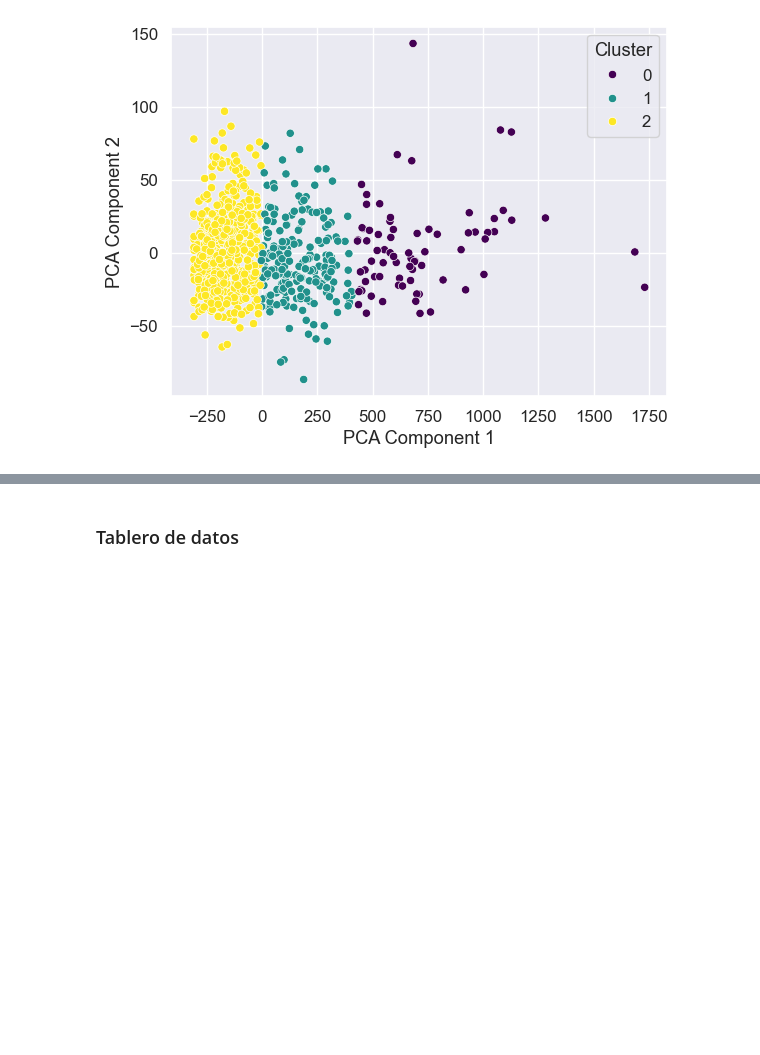
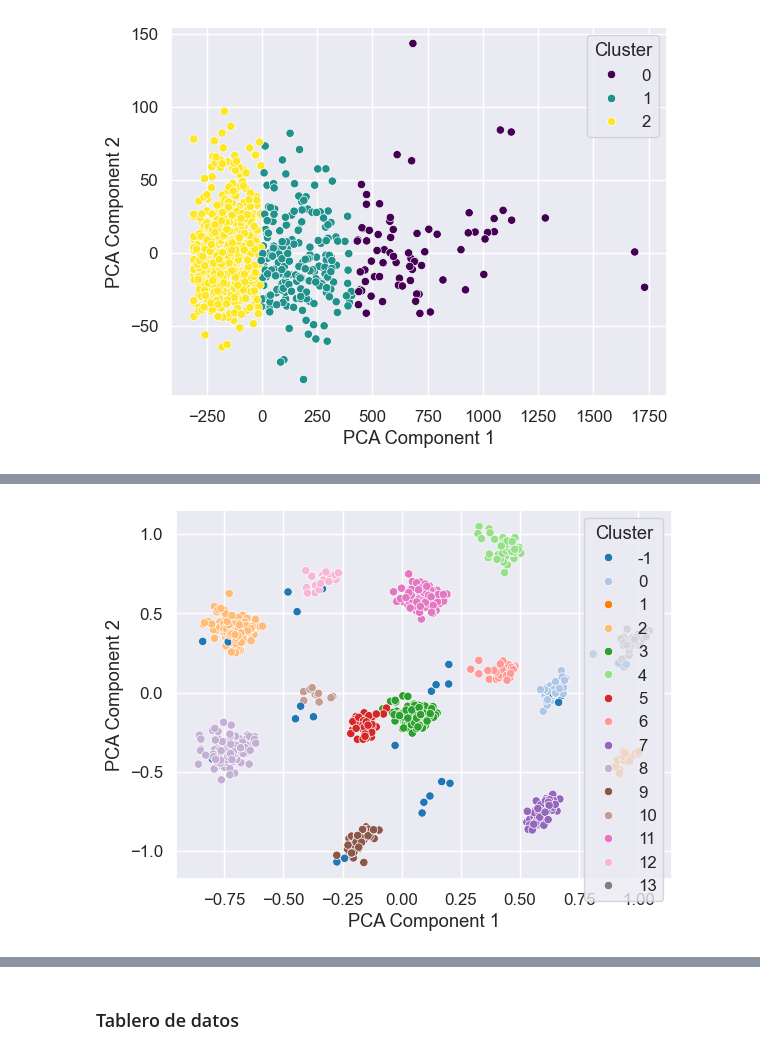
Before and after one commit to despinosaa/Lab1_G1, a Jupyter notebook: Lab2_UNIFICADO.ipynb, the cells around one changed output, grey strips where cells are left out. Cells and saved outputs as stored; diff of their text form; code cells hidden in the pictures; blank space fills up the shorter version.

```diff
--- a/Lab2_UNIFICADO.ipynb
+++ b/Lab2_UNIFICADO.ipynb
@@ -1169,0 +1210,5 @@ KNN Clustering: Silhouette: 0.5741520783912578, Davies-Bouldin: 0.57668535081500
+# %%
+pca = PCA(n_components = 10)
+pca_df = pca.fit_transform(dataScaled)
+pca_df = pd.DataFrame(pca_df)
+pca_df
@@ -1169,0 +1266,12 @@ KNN Clustering: Silhouette: 0.5741520783912578, Davies-Bouldin: 0.57668535081500
+# %%
+from sklearn.cluster import DBSCAN
+
+dbscan = DBSCAN(eps=0.6, min_samples=8)
+labels_db = dbscan.fit_predict(pca_df)
+
+
+n_clusters = len(set(labels_db)) - (1 if -1 in labels_db else 0)
+print(f"Number of clusters found by DBSCAN: {n_clusters}")
+
+DBSCAN_dataset = pca_df.copy()
+DBSCAN_dataset.loc[:,'Cluster'] = dbscan.labels_
@@ -1169,0 +1304,20 @@ KNN Clustering: Silhouette: 0.5741520783912578, Davies-Bouldin: 0.57668535081500
+# %%
+import seaborn as sns
+import matplotlib.pyplot as plt
+from sklearn.decomposition import PCA
+
+features = DBSCAN_dataset.drop(columns='Cluster')
+clusters = DBSCAN_dataset['Cluster']
+
+pca = PCA(n_components=2)
+pca_result = pca.fit_transform(features)
+
+pca_df2 = pd.DataFrame(pca_result, columns=['PCA Component 1', 'PCA Component 2'])
+pca_df2['Cluster'] = clusters
+data['Cluster']= clusters
+
+sns.scatterplot(data=pca_df2, x='PCA Component 1', y='PCA Component 2', hue='Cluster', palette='tab20')
+
+plt.show()
+# %% [output]
+[figure, added]
```
Also changed, not shown: parts of 39 cells of this notebook, 1 other file.
